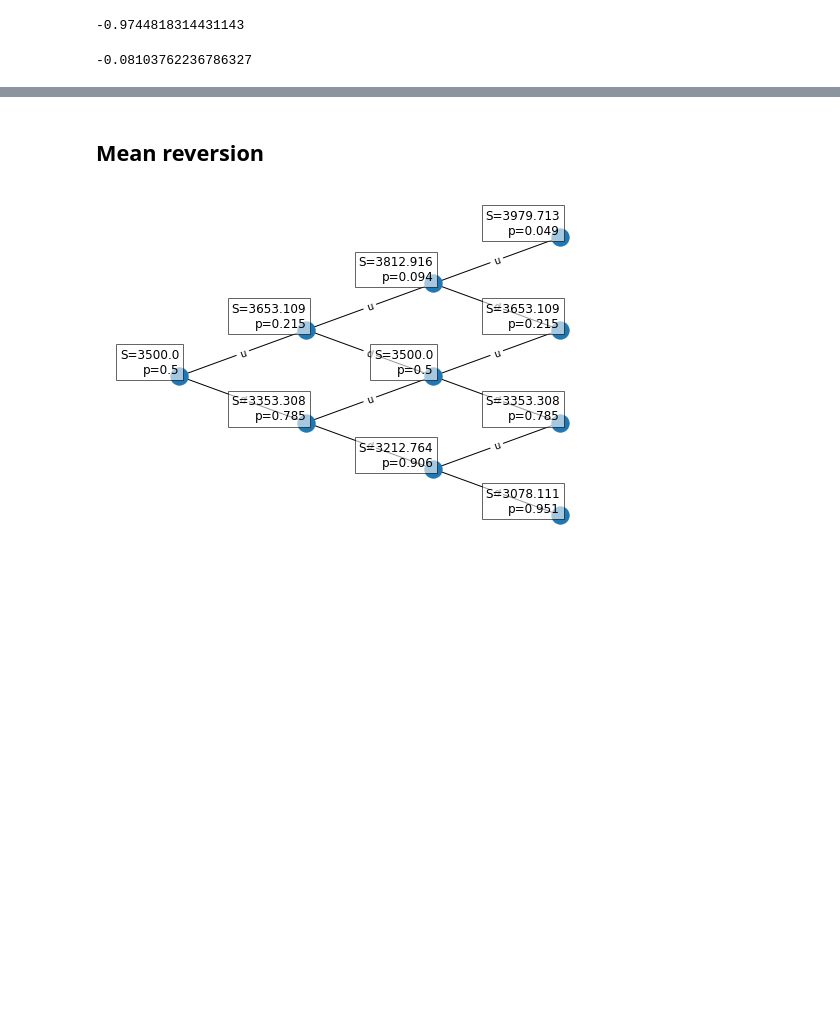
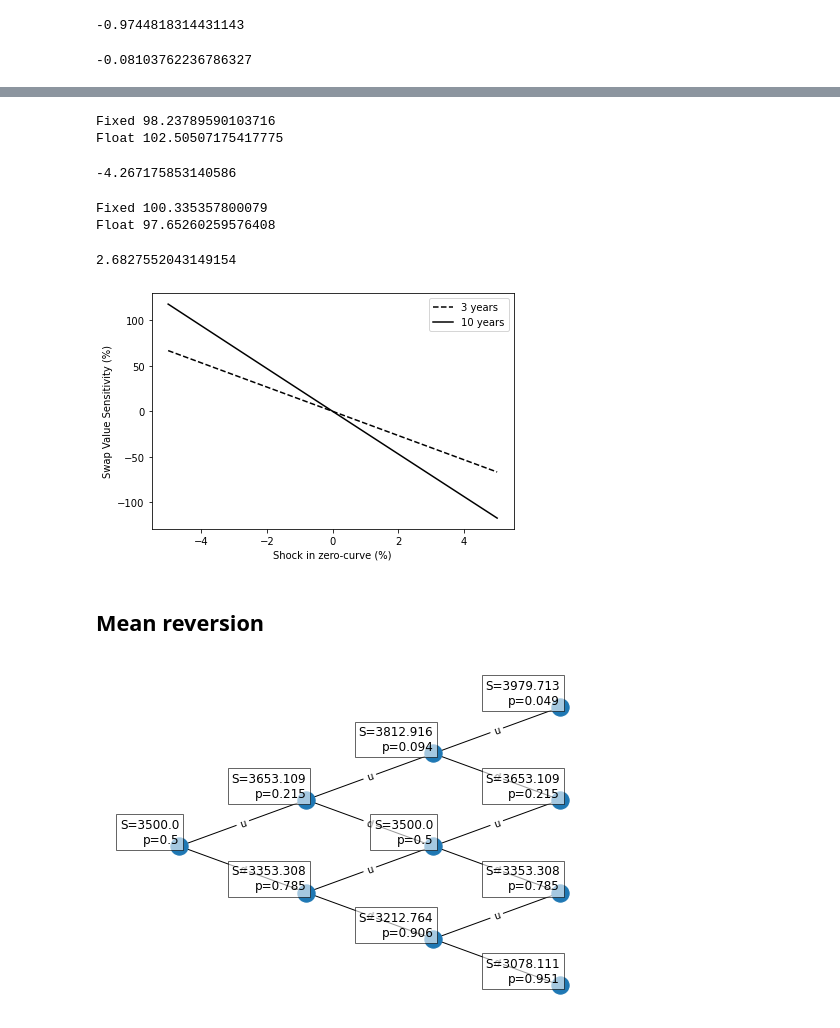
Before and after one commit to LuukOudshoorn25/SPFDM1, a Jupyter notebook: SPFDM 1.ipynb, the cells around one changed output, grey strips where cells are left out. Cells and saved outputs as stored; diff of their text form; code cells hidden in the pictures; blank space fills up the shorter version.

```diff
--- a/SPFDM 1.ipynb
+++ b/SPFDM 1.ipynb
@@ -271,6 +273,7 @@ class swaps():
         return short - long
 
     def fixed_bond(self,rate):
+        """Calculate value of fixed lag given rate"""
         time_remaining = self.lifetime + self.swapstart
         start     = [self.swapstart+w*self.dT for w in range(0,1000)]
         start     = np.sort(np.abs(start))[1]
@@ -304,11 +307,13 @@ class swaps():
         return value
 
     def valuate_call(self,x):
+        """This function is called in order to optimize the swap rate such that th
+           absolute value of the swap contract is zero"""
         return np.abs(self.valuate(x))
 
     def get_rate(self):
         """Find the rate r that makes the value of a swap equal
-           zero"""
+           zero by minimizing the absolute value"""
         from scipy.optimize import minimize
         fit_res = minimize(self.valuate_call,x0=[1])
         self.fitrate = fit_res['x'][0]
@@ -415,6 +422,10 @@ def example_slides():
     swapper = swaps(-0.25,1.5,0.5,8,10.2)#-0.25,1.5,0.5,8)
     return swapper.irsvalue
 example_slides()
+# %% [output]
+Fixed 98.23789590103716
+Float 102.50507175417775
+-4.267175853140586
 # %%
 # Find rate for swap
 swapper = swaps(0,10,0.5,None)
@@ -423,39 +434,45 @@ def existing_swap():
     swapper = swaps(-0.25, 10, 0.5, swap_rate)
     return swapper.irsvalue
 existing_swap()
+# %% [output]
+Fixed 100.335357800079
+Float 97.65260259576408
+2.6827552043149154
 # %%
 def sensitivity():
     # Already issued long-maturity swap - changes in sensitivity
     zerocurve['Zero rate'] = zerocurve_base
     # Calculate values for shocks in zerocurve
     shocks = np.arange(0.95, 1.05, 0.01)
     swap_value3 = np.zeros(len(shocks))
-    swap_value5 = np.zeros(len(shocks))
+    swap_value10 = np.zeros(len(shocks))
     # Calculate swaprate for 3, 5 and 10 years
     swapper3 = swaps(0,3,0.5,None)
     swap_rate3 = swapper3.fitrate
-    swapper5 = swaps(0,5,0.5,None)
-    swap_rate5 = swapper5.fitrate
+    swapper10 = swaps(0,10,0.5,None)
+    swap_rate10 = swapper10.fitrate
     # Calculate swapvalue with current zerocurve
     swapper3 = swaps(-0.25,3,0.5,swap_rate3, print_value=False)
     zero_swap3 = swapper3.irsvalue
-    swapper5 = swaps(-0.25,5,0.5,swap_rate5, print_value=False)
-    zero_swap5 = swapper5.irsvalue
+    swapper10 = swaps(-0.25,10,0.5,swap_rate10, print_value=False)
+    zero_swap10 = swapper10.irsvalue
 
     for i, shock in enumerate(shocks):
         zerocurve['Zero rate'] = zerocurve_base*shock
         swapper3 = swaps(-0.25,3,0.5,swap_rate3, print_value=False)
-        swapper5 = swaps(-0.25,5,0.5,swap_rate5, print_value=False)
+        swapper10 = swaps(-0.25,10,0.5,swap_rate10, print_value=False)
         swap_value3[i] = swapper3.irsvalue
-        swap_value5[i] = swapper5.irsvalue
+        swap_value10[i] = swapper10.irsvalue
     plt.plot((shocks-1)*100, ((swap_value3-zero_swap3)/zero_swap3)*100, label='3 years', color='black', ls='--')
-    plt.plot((shocks-1)*100, ((swap_value5-zero_swap5)/zero_swap5)*100, label='5 years', color='black')
+    plt.plot((shocks-1)*100, ((swap_value10-zero_swap10)/zero_swap10)*100, label='10 years', color='black')
     plt.legend()
     plt.ylabel('Swap Value Sensitivity (%)')
     plt.xlabel('Shock in zero-curve (%)')
     plt.tight_layout()
     plt.savefig('sensitivity.pdf')
 sensitivity()
+# %% [output]
+[figure, added]
 # %% [markdown]
 <h2>Mean reversion</h2>
 # %%
```
Also changed, not shown: parts of 6 cells of this notebook.
